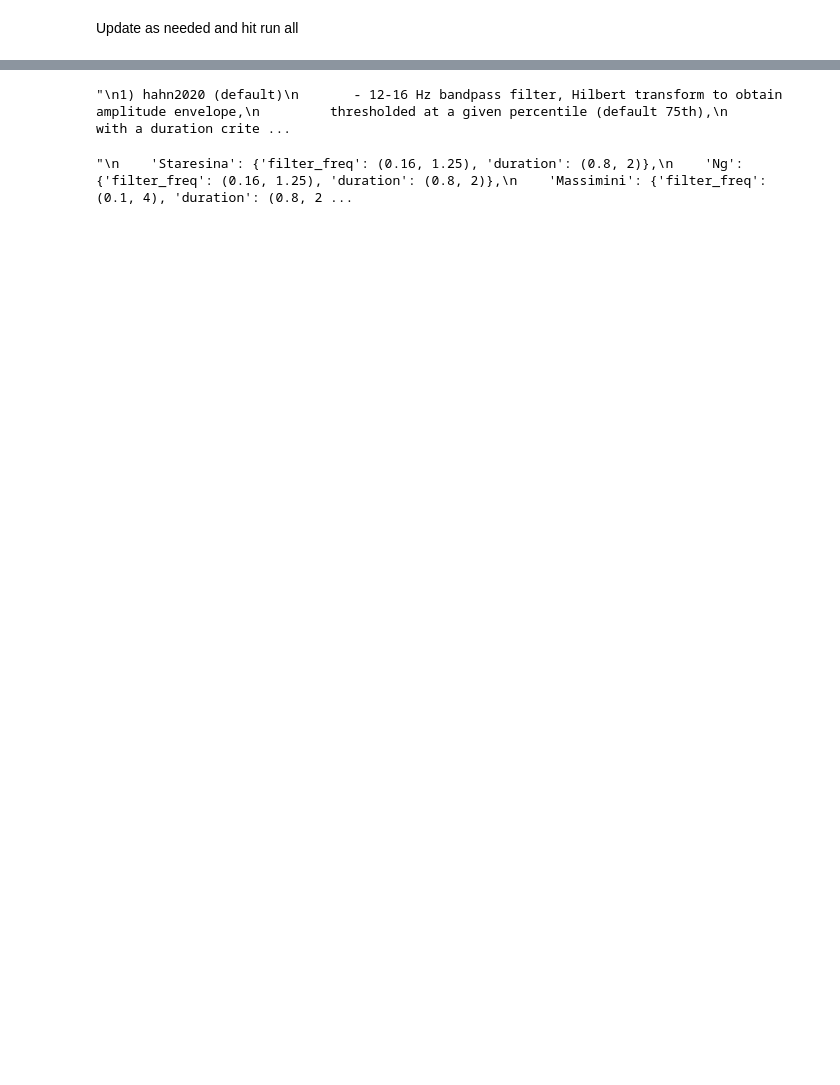
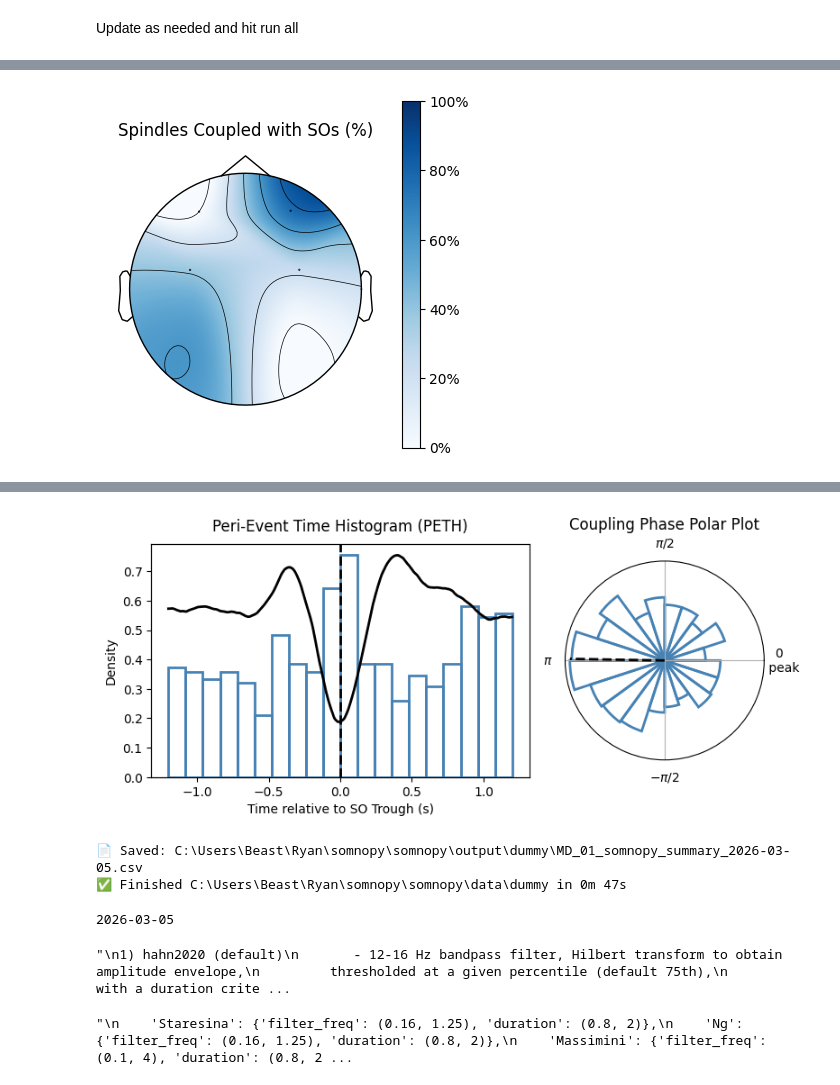
Before and after one commit to Somneuro-Lab-UMass/somnopy-v2, a Jupyter notebook: SPSO_Coupling_Notebook.ipynb, the cells around one changed output, grey strips where cells are left out. Saved outputs shown, nothing was run; the diff lists cells and outputs as text; code cells hidden in the pictures; blank space fills up the shorter version.

```diff
--- a/SPSO_Coupling_Notebook.ipynb
+++ b/SPSO_Coupling_Notebook.ipynb
@@ -29,8 +41,21 @@ from somnopy.polysomnography import PolySomnoGraphy
 # %%
 ###The following are REQUIRED PARAMETERS:
 
-processed_eeg_folder = 'data/'#'data/Scored files to be analyzed/'  # path to folder with the eeg files
-scoring_file = 'data/'#'data/Scored files to be analyzed/'  # path to folder with the stage scored files
+# data_path should point to a folder of folders. Each folder within data_path will have its .edf and .txt / .mat contents analyzed separately
+# output_path should point to a folder where you want to store your results.
+
+# Subfolders within output_path will match the names of the subfolders within data_path
+# If matching subfolders have not been created yet, they will be created automatically
+# Each subfolder will store results for the corresponding .edf files in data_path
+
+# Group data into subfolders however you would like. If you want metrics per participant, make sure each .edf and .txt / .mat
+# file is stored in it's own subfolder in data_path per participant. If you want metrics across all participants, just
+# create one subfolder within data_path for all .edf and .txt files
+
+# Make sure each .edf filename matches its corresponding .txt / .mat file
+
+data_path = r"C:\Users\Beast\Ryan\somnopy\somnopy\data" #'data/Scored files to be analyzed/'  # path to folder with the eeg files
+output_path = r"C:\Users\Beast\Ryan\somnopy\somnopy\output" #'data/Scored files to be analyzed/'  # path to folder with the stage scored files
 
 
 ###The following are OPTIONAL PARAMETERS, the default value is what you see, update as necessary:
@@ -54,3 +79,6 @@ l_freq = None
 h_freq = None
 dur_lower = None
 dur_upper = None
+# %%
+#get the folder paths to pass into the get_sosp_for_folder function
+folder_paths = [str(p) for p in Path(data_path).iterdir() if p.is_dir()]
@@ -56,0 +93,49 @@ dur_upper = None
+# %%
+#run coupling analysis
+#figs should auto save out
+
+today_str = datetime.now().strftime("%Y-%m-%d")
+
+
+#run through all participant folders
+for folder in folder_paths:
+    folder_path = Path(folder)
+    folder_name = folder_path.name
+    output_folder = Path(output_path) / folder_name
+    output_folder.mkdir(parents=True, exist_ok=True)
+
+    print(f"RUNNING {folder}")
+
+    #try running SOSP
+    try:
+        start_time = time.time()
+        #run analysis function
+        event_summary_all, coupling_event_all, so_waveform_all = get_sosp_for_folder(
+            folder,
+            folder,
+            chan_limit=chan_limit,
+            coupling=coupling,
+            interest_stage=interest_stage,
+            sp_method=sp_method,
+            so_method=so_method,
+            scoring_dur=scoring_dur
+        )
+
+        #save summary for each eeg file within single participant as csv. From what I understand, there should only be one of these typically
+        for filename, summary in event_summary_all.items():
+            stem = Path(filename).stem  # safe even if filename is a path-like string
+            csv_path = output_folder / f"{stem}_somnopy_summary_{today_str}.csv"
+
+            summary.to_csv(csv_path, index=False)
+            print(f"📄 Saved: {csv_path}")
+
+        end_time = time.time()
+        duration = end_time - start_time
+        print(f"✅ Finished {folder} in {int(duration//60)}m {int(duration%60)}s")
+
+    except Exception as e:
+        print(f"❌ Error processing {folder}: {e}")
+
+
+    break
+# %% [output]
@@ -56,0 +159 @@ dur_upper = None
+[figure, added]
@@ -57,3 +174,10 @@ dur_upper = None
+[figure, added]
+📄 Saved: C:\Users\Beast\Ryan\somnopy\somnopy\output\dummy\MD_01_somnopy_summary_2026-03-05.csv
+✅ Finished C:\Users\Beast\Ryan\somnopy\somnopy\data\dummy in 0m 47s
+# %%
+print(today_str)
+# %% [output]
+2026-03-05
 # %%
 ### Available Spindle detection methods:
 
```
Also changed, not shown: parts of 5 cells of this notebook, 3 other files.
